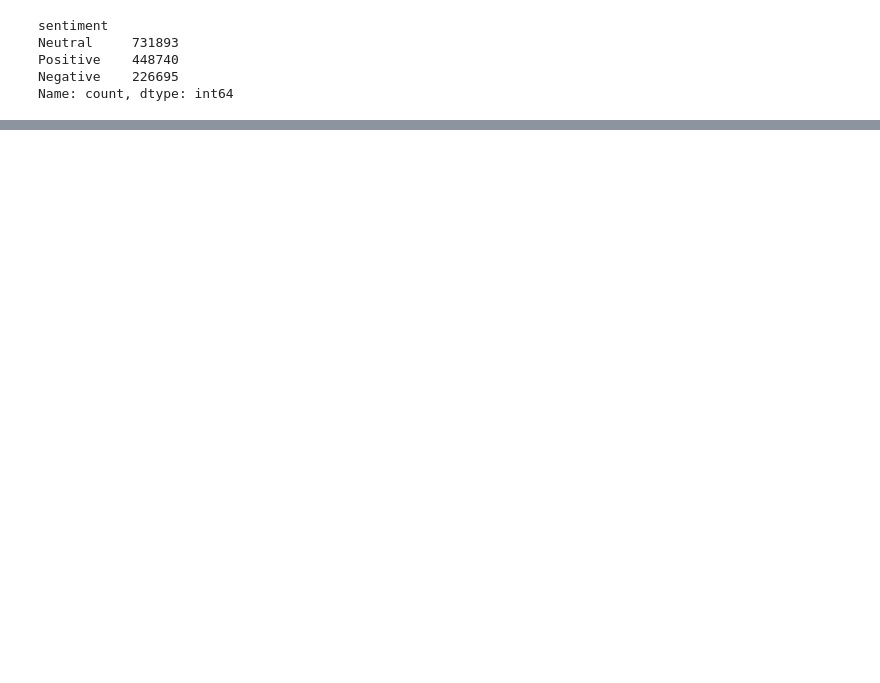
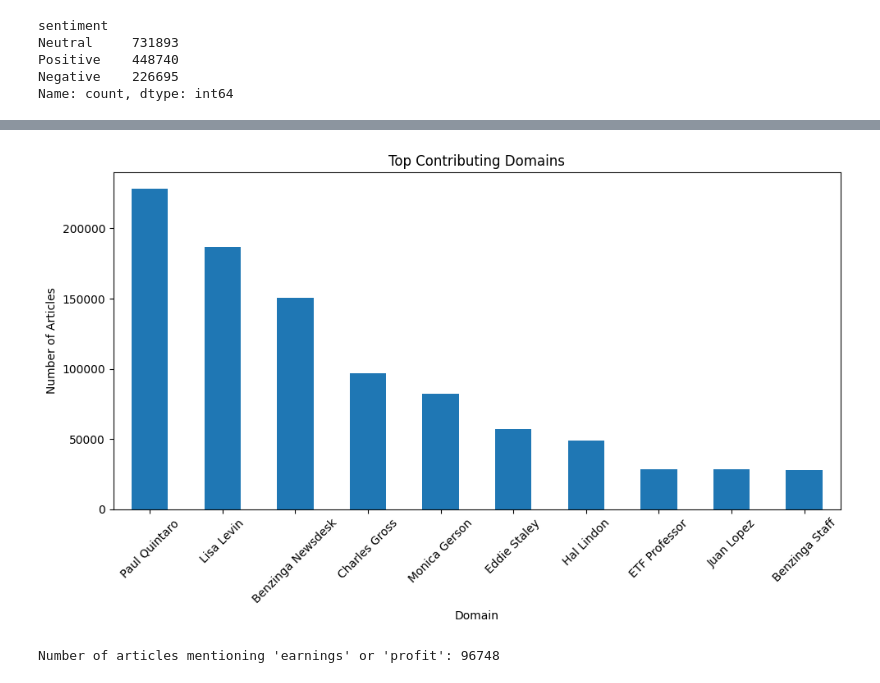
Before and after one commit to chalasimon/financial-news-sentiment-analysis, a Jupyter notebook: notebooks/task1.ipynb, the cells around one changed output, grey strips where cells are left out. Saved outputs shown, nothing was run; the diff lists cells and outputs as text; code cells hidden in the pictures; blank space fills up the shorter version.

```diff
--- a/notebooks/task1.ipynb
+++ b/notebooks/task1.ipynb
@@ -209,0 +214,3 @@ Name: count, dtype: int64
+# %%
+# Create instance
+pa = PublisherAnalysis(df)
@@ -209,0 +235,11 @@ Name: count, dtype: int64
+# %%
+# Plot top domains
+pa.plot_top_domains()
+# %% [output]
+[figure, added]
+# %%
+# Identify articles mentioning "earnings" or "profit"
+mention_count = pa.identify_earnings_mentions()
+print(f"\nNumber of articles mentioning 'earnings' or 'profit': {mention_count}")
+# %% [output]
+Number of articles mentioning 'earnings' or 'profit': 96748
```
Also changed, not shown: parts of 11 cells of this notebook, 1 other file.
